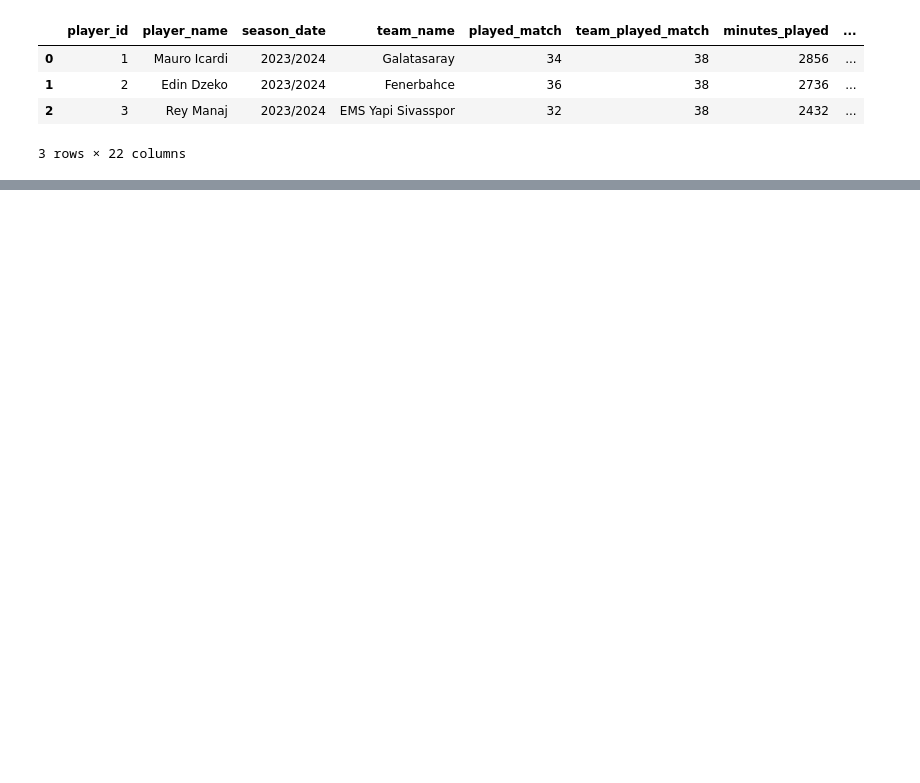
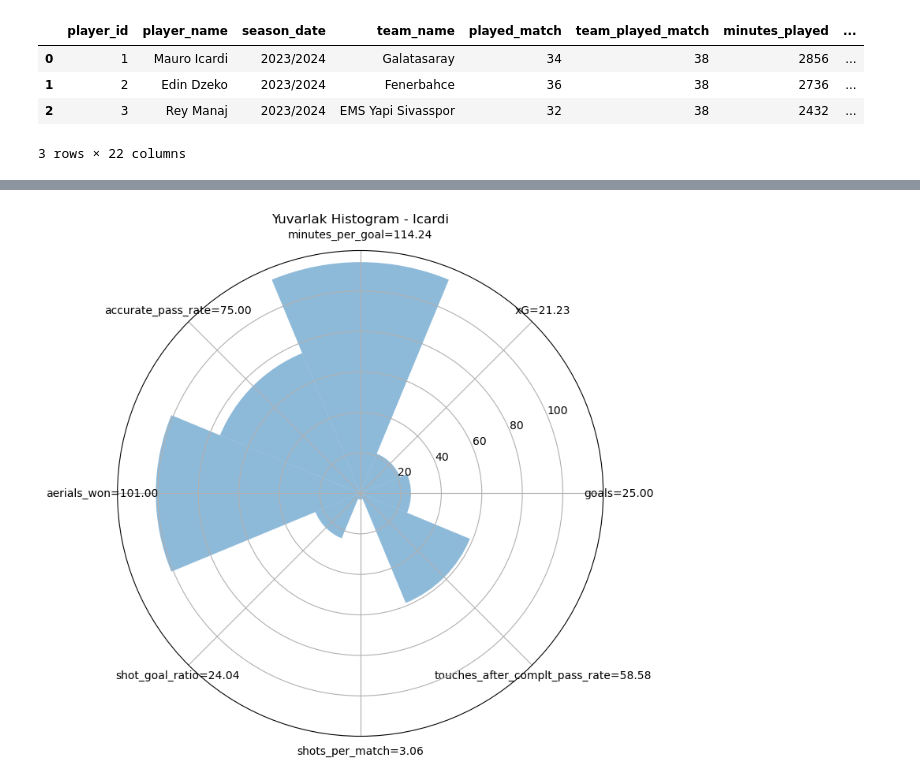
Before and after one commit to AsNott2000/Data-Analyisis-in-Football, a Jupyter notebook: Analysis of the top scorers in the Süper Lig for the 23-24 season/futbolcu_analizi.ipynb, the cells around one changed output, grey strips where cells are left out. Saved outputs shown, nothing was run; the diff lists cells and outputs as text; code cells hidden in the pictures; blank space fills up the shorter version.

```diff
--- a/Analysis of the top scorers in the Süper Lig for the 23-24 season/futbolcu_analizi.ipynb
+++ b/Analysis of the top scorers in the Süper Lig for the 23-24 season/futbolcu_analizi.ipynb
@@ -82,0 +130,30 @@ dtype: object
+# %%
+
+cols = ["goals", "xG", "minutes_per_goal", "accurate_pass_rate", "aerials_won", "shot_goal_ratio", "shots_per_match", "touches_after_complt_pass_rate"]
+
+# Veri seçimi
+player_index = 0  # İstediğiniz oyuncunun indexini buradan değiştirebilirsiniz
+values = df.loc[player_index, cols].values
+
+# 360 dereceyi uygun şekilde böl
+angles = np.linspace(0, 2 * np.pi, len(cols), endpoint=False).tolist()
+
+# Yuvarlak histogram
+fig, ax = plt.subplots(figsize=(8, 8), subplot_kw=dict(polar=True))
+
+# Çubuk genişliği
+width = 2 * np.pi / len(cols)
+
+# Her bir çubuğu çizin
+bars = ax.bar(angles, values, width=width, bottom=0.0, alpha=0.5)
+
+# Etiketleri ekle ve yanlarına eşittir işareti ile değerleri yaz
+labels = [f'{col}={value:.2f}' for col, value in zip(cols, values)]
+ax.set_thetagrids(np.degrees(angles), labels)
+
+# Başlık ekle
+plt.title("Yuvarlak Histogram - Icardi")
+
+plt.show()
+# %% [output]
+[figure, added]
```
Also changed, not shown: parts of 13 cells of this notebook.
